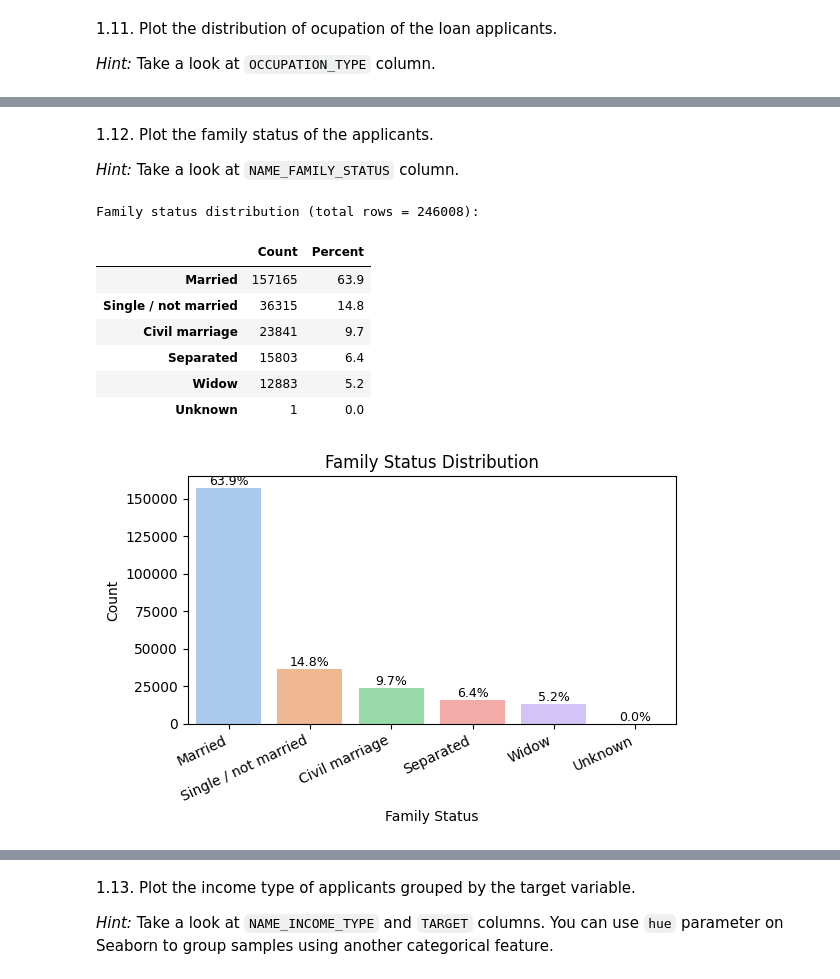
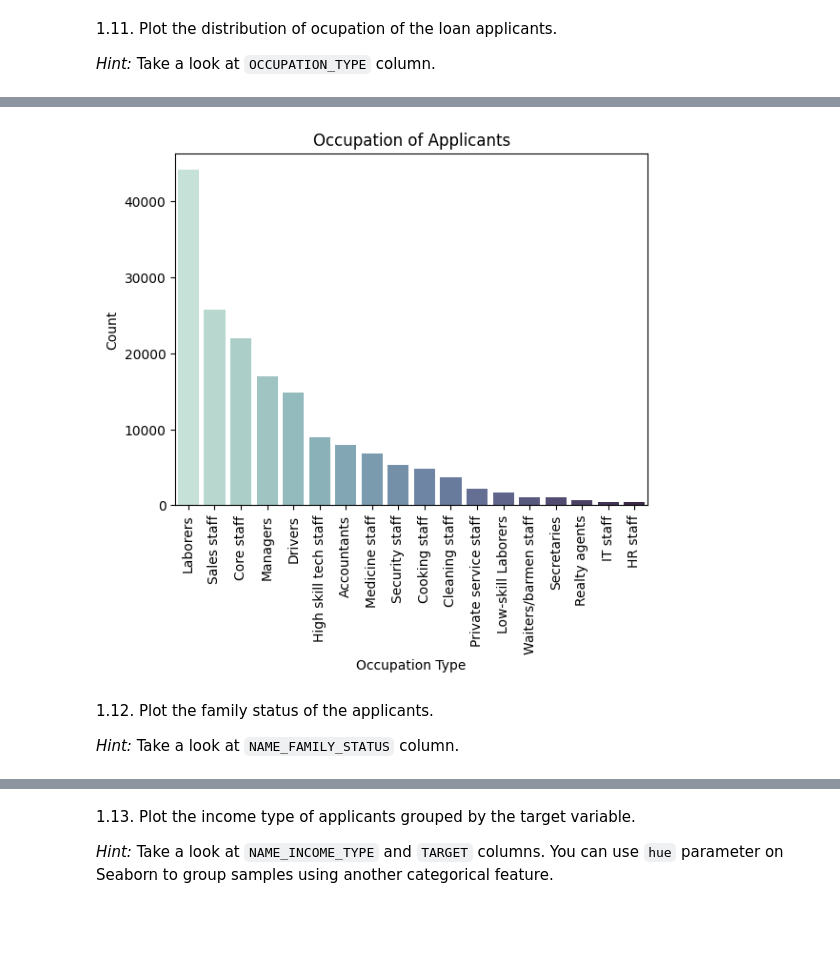
Before and after one commit to ferwuy/ml-anyoneai-sprint2, a Jupyter notebook: AnyoneAI - Sprint Project 02.ipynb, the cells around one changed output, grey strips where cells are left out. Drawn from its saved outputs; the diff is of its cells as text; code cells hidden in the pictures; blank space fills up the shorter version.

```diff
--- a/AnyoneAI - Sprint Project 02.ipynb
+++ b/AnyoneAI - Sprint Project 02.ipynb
@@ -568,57 +356,25 @@ Occupation distribution (total rows = 246008):
+# %%
+### TODO Complete in this cell: ocupation of aplicants
+
+occupations = data_frame['OCCUPATION_TYPE'].unique() # Get unique occupation types
+
+palette = seaborn.cubehelix_palette(start=0.50,
+                                    rot=-0.50,
+                                    n_colors=len(occupations))  # Create a color palette
+
+seaborn.countplot(x='OCCUPATION_TYPE',
+                  data=data_frame,
+                  order=data_frame['OCCUPATION_TYPE'].value_counts().index,
+                  palette=palette)  # Count plot for occupation types
+
+plot.xlabel('Occupation Type')  # Set x-axis label
+plot.ylabel('Count')  # Set y-axis label
+plot.title('Occupation of Applicants')  # Set plot title
+plot.xticks(rotation=90)  # Rotate x-axis labels for readability
+plot.show()  # Display the plot
+# %% [output]
+[figure, added]
 # %% [markdown]
 1.12. Plot the family status of the applicants.
 
 *Hint:* Take a look at `NAME_FAMILY_STATUS` column.
-# %%
-# 1.12 Family status distribution (NAME_FAMILY_STATUS)
-# Define column name for family status feature
-col = 'NAME_FAMILY_STATUS'  # Categorical family status feature
-
-# Extract the column as a Series
-fam = app_train[col]  # pandas Series of family status categories
-
-# Count missing values (if any)
-missing = fam.isna().sum()  # Number of NaN entries
-
-# Frequency counts per category (exclude NaN for clean table)
-counts = fam.value_counts(dropna=True)  # Series: status -> count
-
-# Percentages over total dataset size to keep missing implicit
-perc = (counts / len(fam) * 100).round(1)  # Percent share of total rows
-
-# Build summary table sorted by descending frequency
-summary = (pd.DataFrame({'Count': counts, 'Percent': perc})  # Combine metrics
-           .sort_values('Count', ascending=False))  # Most frequent first
-
-# Print context header plus missing info if present
-print(f'Family status distribution (total rows = {len(fam)}):')  # Overview line
-if missing > 0:  # Only show missing if any
-    print(f'  Missing: {missing} ({missing / len(fam) * 100:.2f}% of rows)')  # Missing share
-
-# Display the summary table
-display(summary)  # Rich display for counts & percentages
-
-# Plot bar chart (vertical since usually few categories)
-plt.figure(figsize=(6, 4))  # Set figure size
-sns.barplot(x=summary.index, y='Count', data=summary, palette='pastel')  # Bar plot of counts
-plt.title('Family Status Distribution')  # Plot title
-plt.xlabel('Family Status')  # X-axis label
-plt.ylabel('Count')  # Y-axis label
-plt.xticks(rotation=25, ha='right')  # Rotate for readability
-
-# Annotate bars with percentage labels
-for x_pos, (label, row) in enumerate(summary.iterrows()):  # Loop through bars
-    plt.text(x_pos, row['Count'], f"{row['Percent']}%", ha='center', va='bottom', fontsize=9)  # Percentage label
-
-plt.tight_layout()  # Prevent clipping
-plt.show()  # Render figure
-# %% [output]
-Family status distribution (total rows = 246008):
-|  | Count | Percent |
-| Married | 157165 | 63.9 |
-| Single / not married | 36315 | 14.8 |
-| Civil marriage | 23841 | 9.7 |
-| Separated | 15803 | 6.4 |
-| Widow | 12883 | 5.2 |
-| Unknown | 1 | 0.0 |
-[figure, removed]
```
Also changed, not shown: parts of 34 cells of this notebook.
